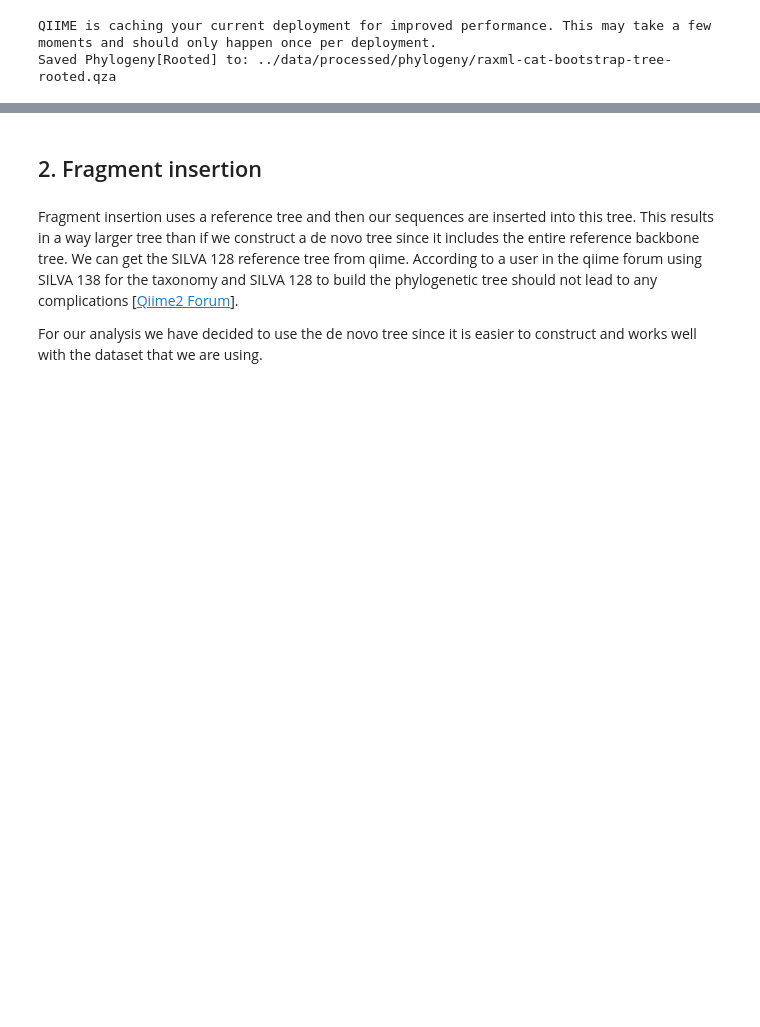
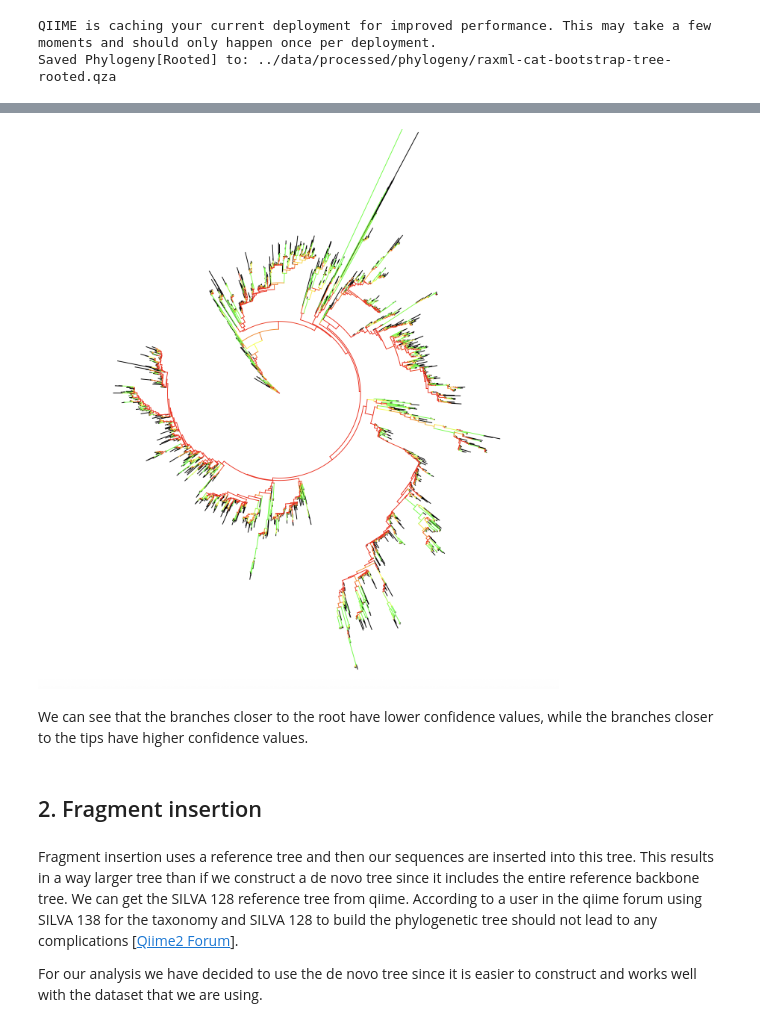
Before and after one commit to MasjaHoogendoorn/MicrobiomeAnalysis_TummyTribe, a Jupyter notebook: scripts/04_phylogeny.ipynb, the cells around one changed output, grey strips where cells are left out. Drawn from its saved outputs; the diff is of its cells as text; code cells hidden in the pictures; blank space fills up the shorter version.

```diff
--- a/scripts/04_phylogeny.ipynb
+++ b/scripts/04_phylogeny.ipynb
@@ -212,3 +224,10 @@ Comparing the original de novo tree with the tree after bootstrapping, they look
+# %%
+path = path = os.path.join(phylogeny_data_dir, "bootstrapped_tree.png")
+display(Image(filename=path, width=800))
+# %% [output]
+[figure, added]
+# %% [markdown]
+We can see that the branches closer to the root have lower confidence values, while the branches closer to the tips have higher confidence values.
 # %% [markdown]
 ## 2. Fragment insertion
 # %% [markdown]
```
Also changed, not shown: parts of 9 cells of this notebook, 1 other file.
